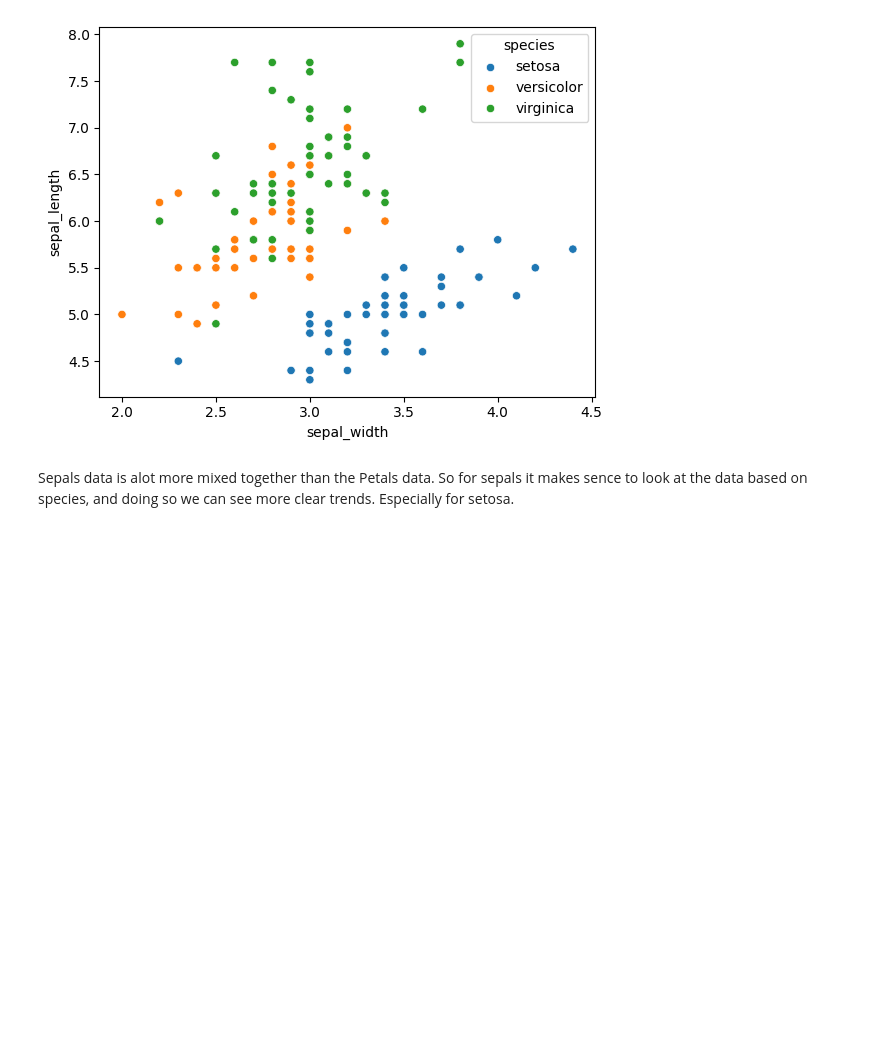
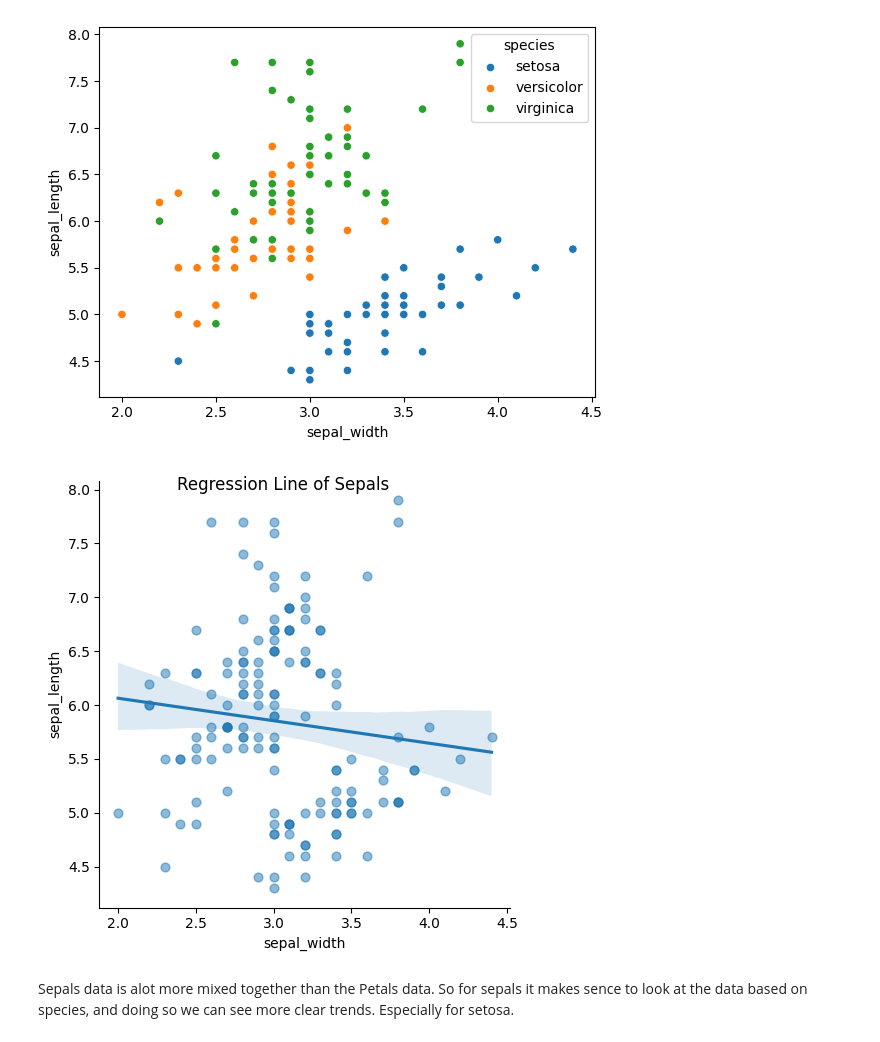
Before and after one commit to Wessnom/Statistiska_Metoder-Alexander-Wessner, a Jupyter notebook: Project/data_analysis.ipynb, the cells around one changed output. Drawn from its saved outputs; the diff is of its cells as text; code cells hidden in the pictures; blank space fills up the shorter version.

```diff
--- a/Project/data_analysis.ipynb
+++ b/Project/data_analysis.ipynb
@@ -161,6 +161,13 @@ sns.scatterplot(x = 'sepal_width', y = 'sepal_length', hue = 'species', data = i
 # %% [output]
 <Axes: xlabel='sepal_width', ylabel='sepal_length'>
 [figure]
+# %%
+sns.lmplot(x ='sepal_width', y ='sepal_length', scatter_kws=dict(alpha=0.5, s=40), data = iris)
+plt.suptitle("Regression Line of Sepals")
+
+plt.show()
+# %% [output]
+[figure, added]
 # %% [markdown]
 Sepals data is alot more mixed together than the Petals data. So for sepals it makes sence to look at the data based on species, and doing so we can see more clear trends. Especially for setosa.
 # %%
```
Also changed, not shown: parts of 4 cells of this notebook, 4 other files.
